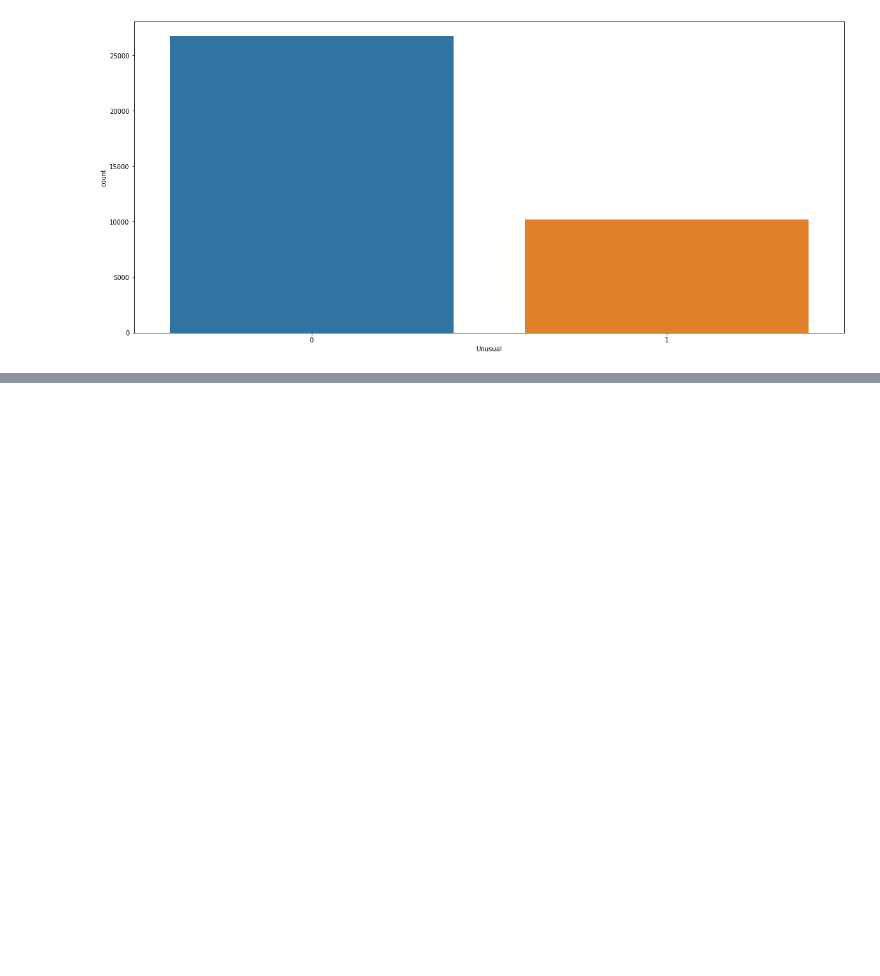
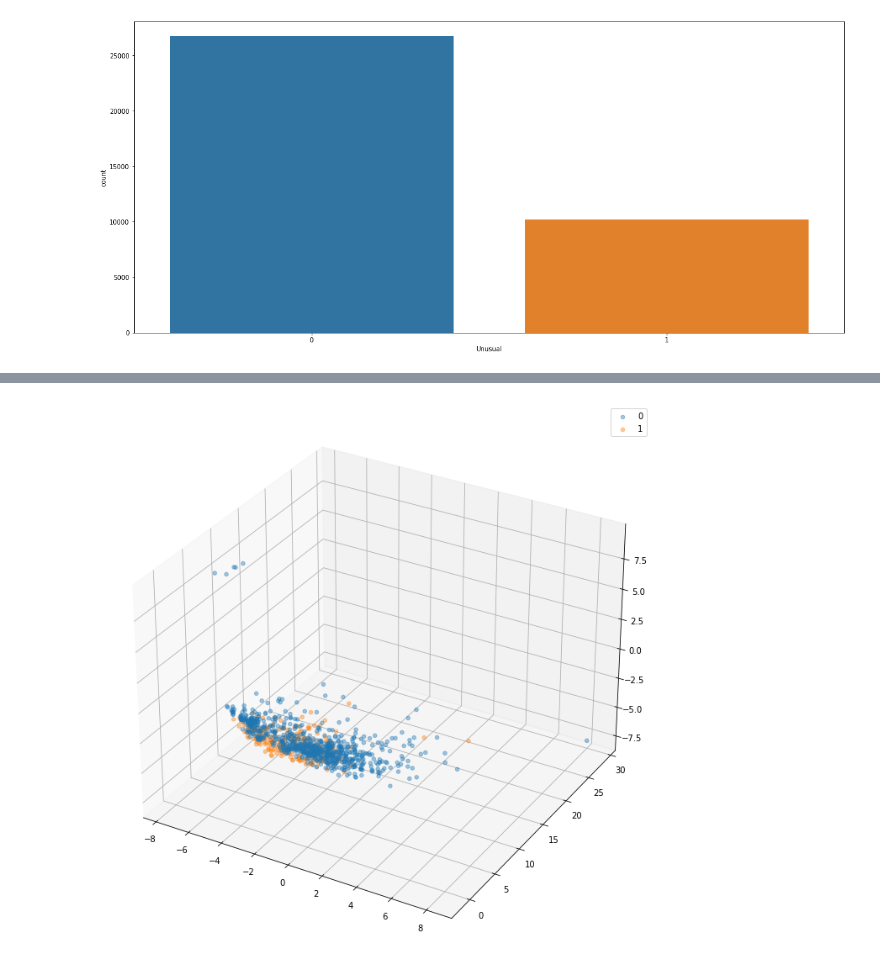
Before and after one commit to n3moy/anomalyDetectionHandbook, a Jupyter notebook: eda.ipynb, the cells around one changed output, grey strips where cells are left out. Cells and saved outputs as stored; diff of their text form; code cells hidden in the pictures; blank space fills up the shorter version.

```diff
--- a/eda.ipynb
+++ b/eda.ipynb
@@ -204,0 +242,14 @@ if DO_FEATURES_PLOT:
+# %%
+pca_3 = PCA(n_components=3, random_state=42)
+# %%
+X_pca3 = pca_3.fit_transform(X_scaled)
+# %%
+fig = plt.figure(figsize=(14, 12))
+ax = fig.add_subplot(projection='3d')
+ax.scatter(X_pca3[y==0, 0], X_pca3[y==0, 1], X_pca3[y==0, 2], label=0, alpha=0.4)
+ax.scatter(X_pca3[y==1, 0], X_pca3[y==1, 1], X_pca3[y==1, 2], label=1, alpha=0.4)
+plt.legend()
+# ax.view_init(-150, 80)
+plt.show()
+# %% [output]
+[figure, added]
```
Also changed, not shown: parts of 9 cells of this notebook.
